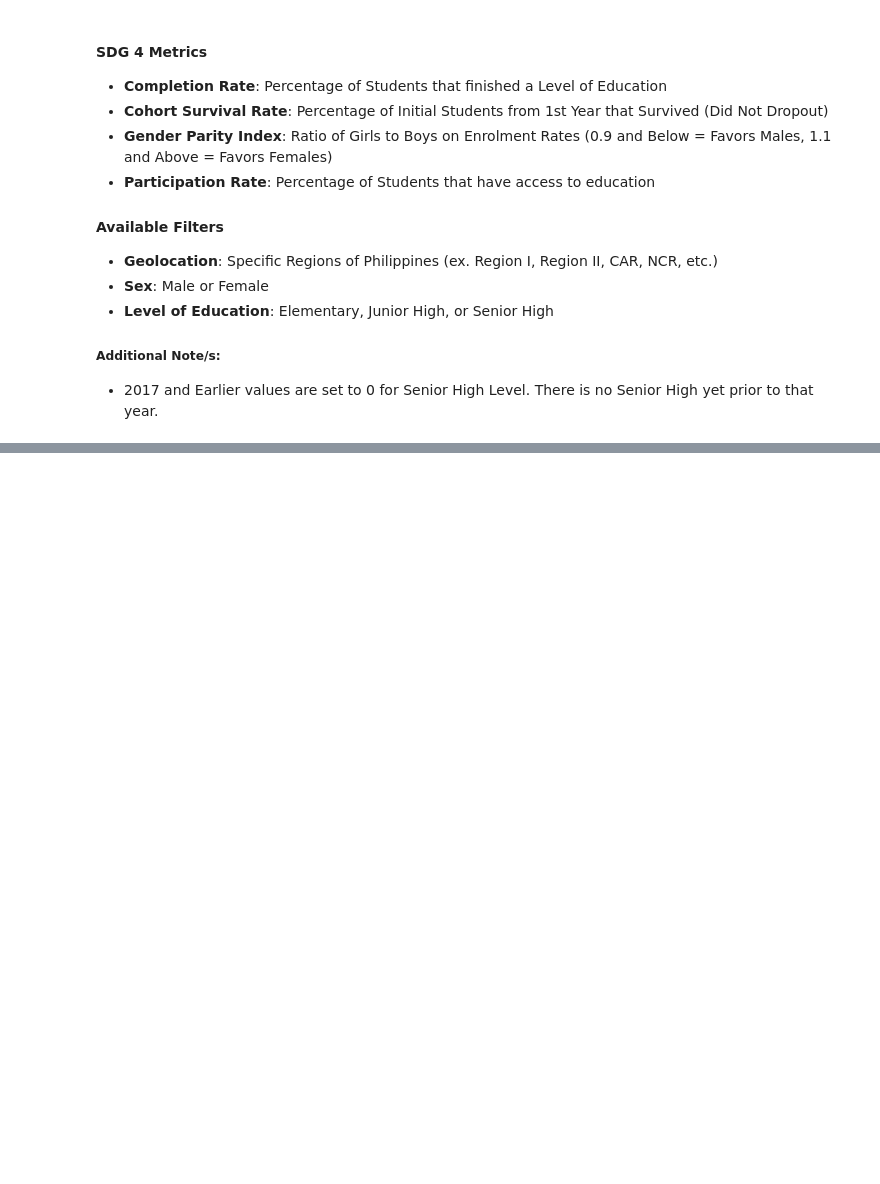
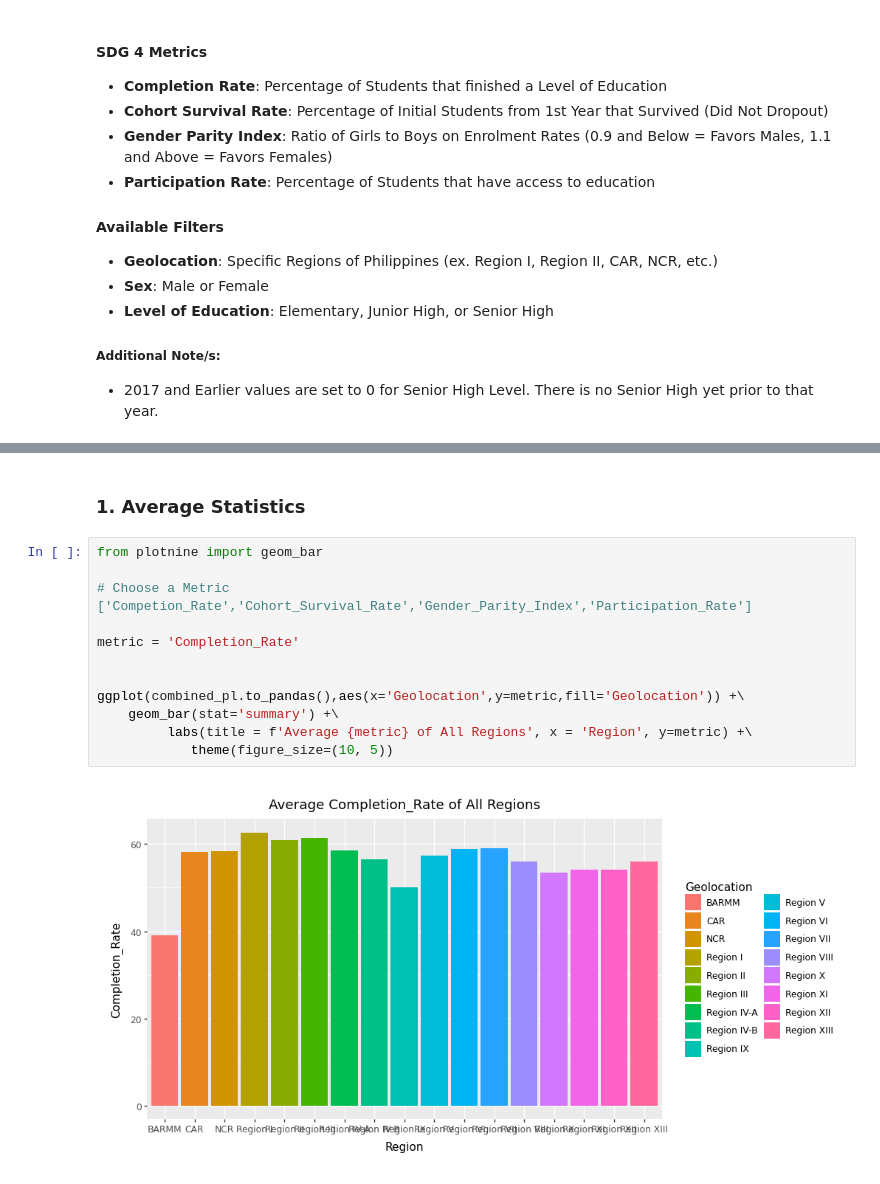
Before and after one commit to LemaoSquared/Philippines_SDG4_Dashboard, a Jupyter notebook: data_wrangling/sdg4_exploratory_data_analysis.ipynb, the cells around one changed output, grey strips where cells are left out. Drawn from its saved outputs; the diff is of its cells as text; blank space fills up the shorter version.

```diff
--- a/data_wrangling/sdg4_exploratory_data_analysis.ipynb
+++ b/data_wrangling/sdg4_exploratory_data_analysis.ipynb
@@ -640,0 +784,16 @@ data4_pl.write_csv("Cleaned_Participation Rate.csv")
+# %% [markdown]
+### 1. Average Statistics
+# %%
+from plotnine import geom_bar
+
+# Choose a Metric ['Competion_Rate','Cohort_Survival_Rate','Gender_Parity_Index','Participation_Rate']
+
+metric = 'Completion_Rate'
+
+
+ggplot(combined_pl.to_pandas(),aes(x='Geolocation',y=metric,fill='Geolocation')) +\
+    geom_bar(stat='summary') +\
+         labs(title = f'Average {metric} of All Regions', x = 'Region', y=metric) +\
+            theme(figure_size=(10, 5))
+# %% [output]
+[figure, added]
```
Also changed, not shown: parts of 32 cells of this notebook, 4 other files.
